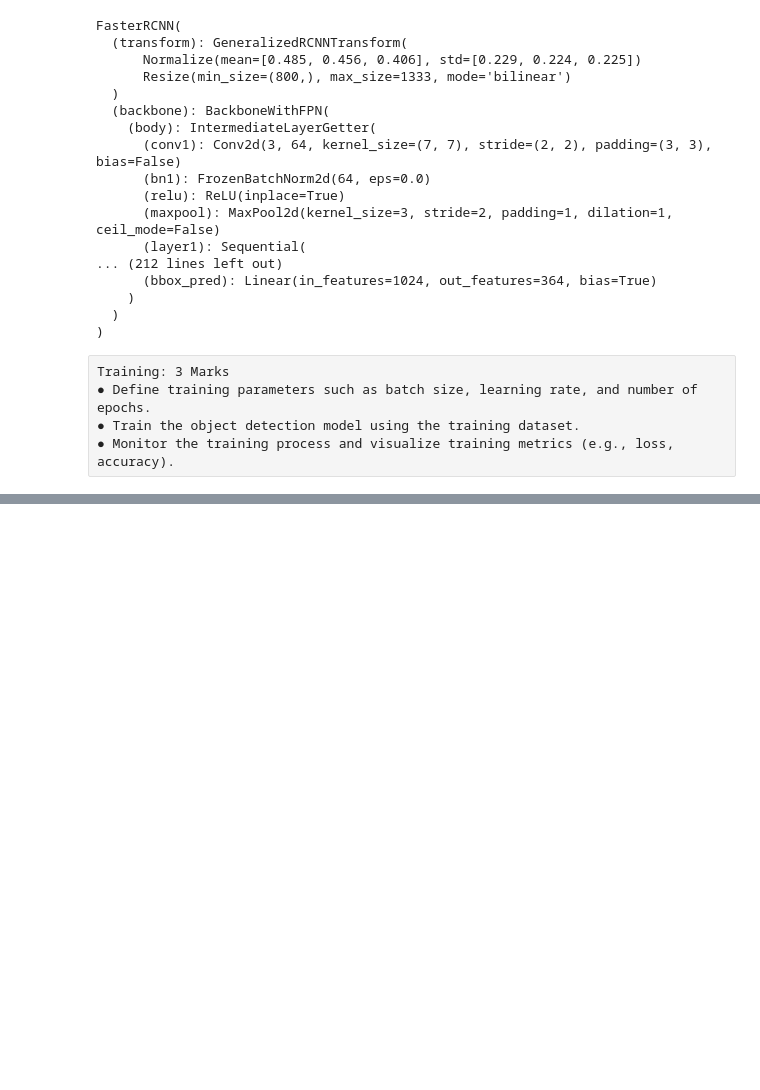
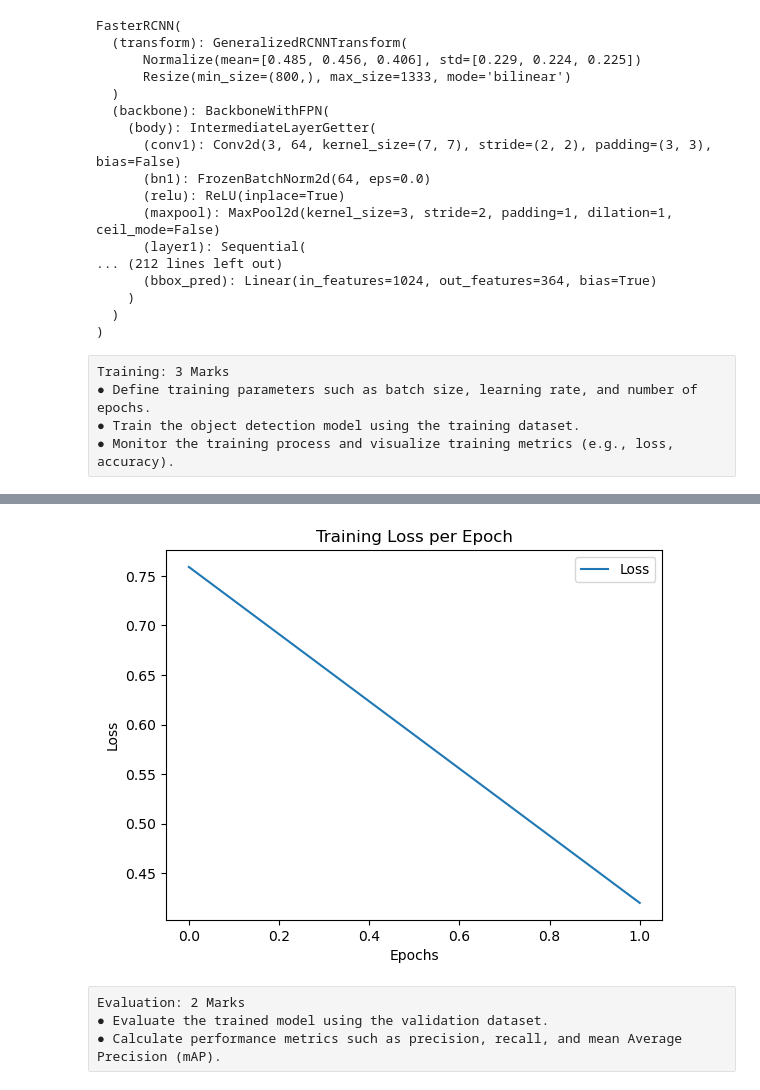
Before and after one commit to prakash-prasad/BITS-AIML-Mtech-V2, a Jupyter notebook: Sem_3/CV/CV_asmt2.ipynb, the cells around one changed output, grey strips where cells are left out. Saved outputs shown, nothing was run; the diff lists cells and outputs as text; code cells hidden in the pictures; blank space fills up the shorter version.

Commit message:
[Prakash] added training and eval script

```diff
--- a/Sem_3/CV/CV_asmt2.ipynb
+++ b/Sem_3/CV/CV_asmt2.ipynb
@@ -175,0 +180,34 @@ False
+# %%
+%%time
+import torch.optim as optim
+
+learning_rate = 0.005
+optimizer = optim.SGD(model.parameters(), lr=learning_rate, momentum=0.9, weight_decay=0.0005)
+num_epochs = 2
+loss_values = []
+
+# Training loop
+for epoch in range(num_epochs):
+    model.train()  # Set the model to training mode
+    running_loss = 0.0
+    for i, (images, targets) in enumerate(train_loader):
+        # Zero gradients from previous steps
+        optimizer.zero_grad()
+
+        # Forward pass to get the loss
+        loss_dict = model(images, targets)
+        losses = sum(loss for loss in loss_dict.values())
+
+        # Backward pass to calculate gradients
+        losses.backward()
+
+        # Optimize
+        optimizer.step()
+
+        # Accumulate loss for visualization
+        running_loss += losses.item()
+
+    # Average loss over an epoch
+    avg_loss = running_loss / len(train_loader)
+    loss_values.append(avg_loss)
+    print(f"Epoch [{epoch+1}/{num_epochs}], Loss: {avg_loss:.4f}")
@@ -175,0 +221,16 @@ False
+# %%
+import matplotlib.pyplot as plt
+# Visualizing the loss trend over epochs
+plt.plot(range(num_epochs), loss_values, label="Loss")
+plt.xlabel("Epochs")
+plt.ylabel("Loss")
+plt.title("Training Loss per Epoch")
+plt.legend()
+plt.show()
+# %% [output]
+[figure, added]
+# %% [raw]
+Evaluation: 2 Marks
+● Evaluate the trained model using the validation dataset.
+● Calculate performance metrics such as precision, recall, and mean Average
+Precision (mAP).
```
Also changed, not shown: parts of 10 cells of this notebook.
